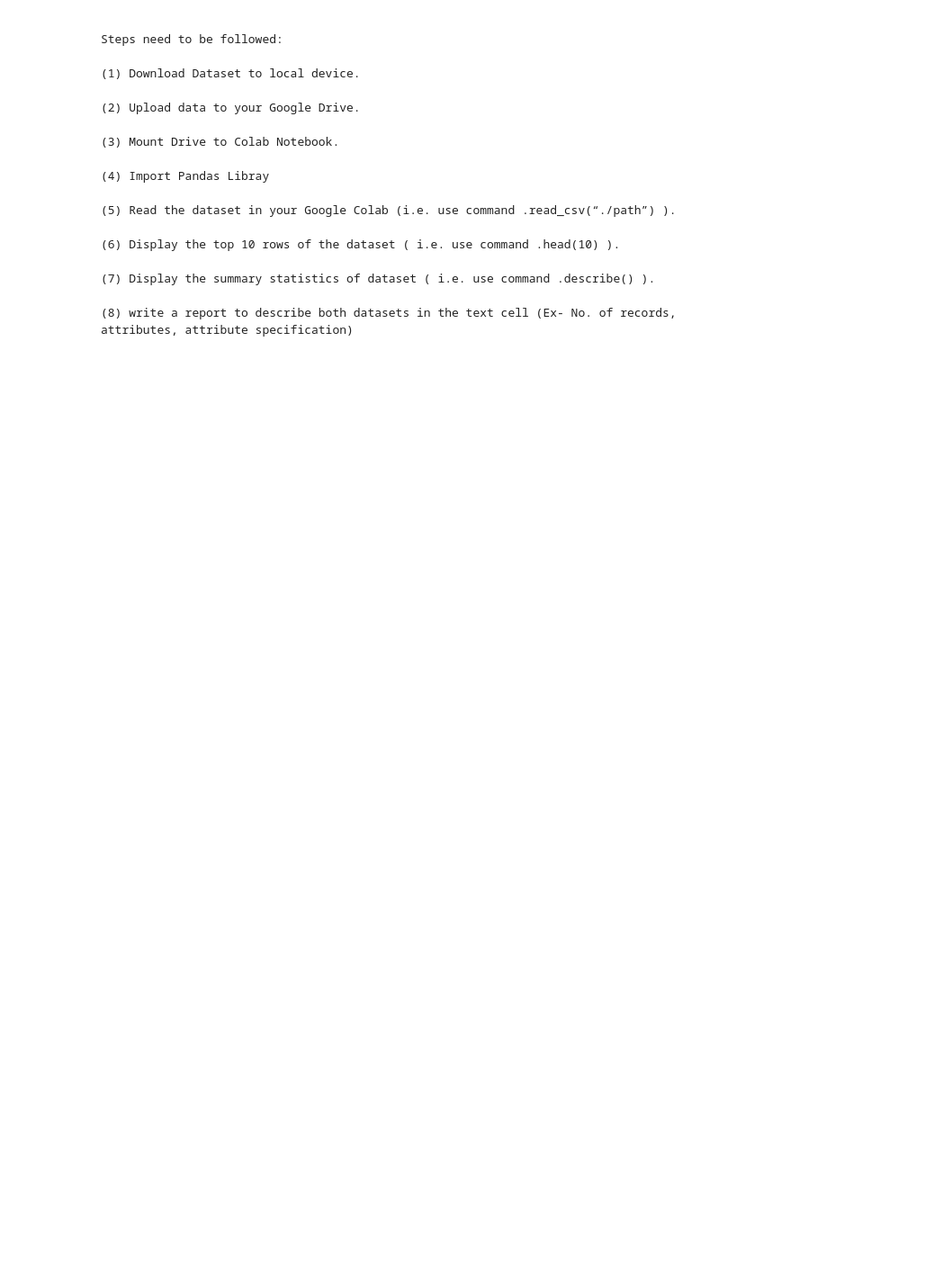
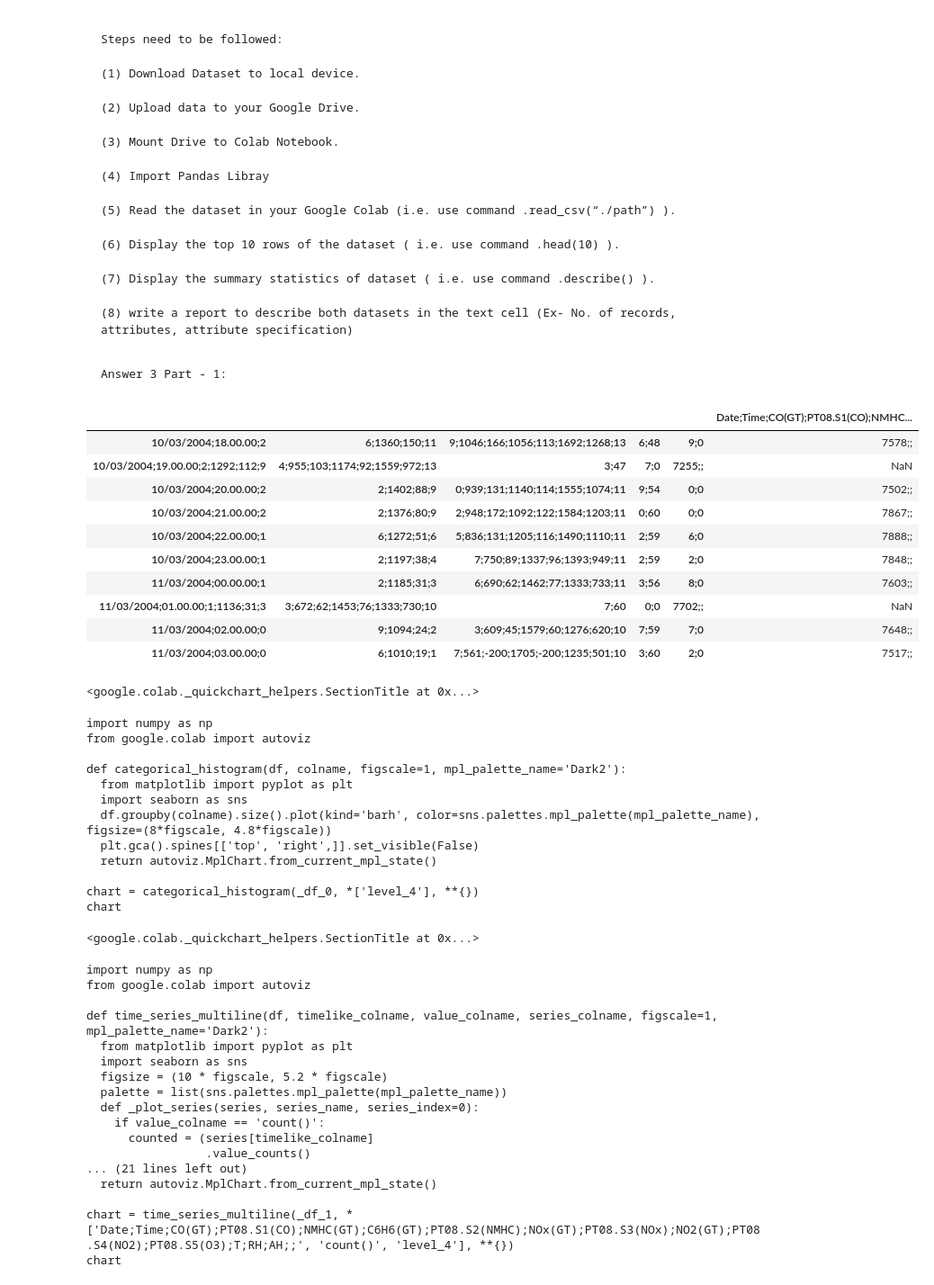
Before and after one commit to harshsinha-12/DataVisualisationSem1AssignmentsIITP, a Jupyter notebook: Assignment1NewbyHarsh.ipynb, the cells around one changed output. Shown: that part at 90% size. Cells and saved outputs as stored; diff of their text form; code cells hidden in the pictures; blank space fills up the shorter version.

````diff
--- a/Assignment1NewbyHarsh.ipynb
+++ b/Assignment1NewbyHarsh.ipynb
@@ -104,3 +104,55 @@ Steps need to be followed:
 
 (8) write a report to describe both datasets in the text cell (Ex- No. of records, attributes, attribute specification)
 ```
+# %% [markdown]
+
+
+```
+Answer 3 Part - 1:
+```
+# %%
+import pandas as pd
+pd.read_csv("/content/drive/MyDrive/Data Sets for Data Visualisation/AirQualityUCI.csv").head(10)
+# %% [output]
+|  |  |  |  |  | Date;Time;CO(GT);PT08.S1(CO);NMHC... |
+| 10/03/2004;18.00.00;2 | 6;1360;150;11 | 9;1046;166;1056;113;1692;1268;13 | 6;48 | 9;0 | 7578;; |
+| 10/03/2004;19.00.00;2;1292;112;9 | 4;955;103;1174;92;1559;972;13 | 3;47 | 7;0 | 7255;; | NaN |
+| 10/03/2004;20.00.00;2 | 2;1402;88;9 | 0;939;131;1140;114;1555;1074;11 | 9;54 | 0;0 | 7502;; |
+| 10/03/2004;21.00.00;2 | 2;1376;80;9 | 2;948;172;1092;122;1584;1203;11 | 0;60 | 0;0 | 7867;; |
+| 10/03/2004;22.00.00;1 | 6;1272;51;6 | 5;836;131;1205;116;1490;1110;11 | 2;59 | 6;0 | 7888;; |
+| 10/03/2004;23.00.00;1 | 2;1197;38;4 | 7;750;89;1337;96;1393;949;11 | 2;59 | 2;0 | 7848;; |
+| 11/03/2004;00.00.00;1 | 2;1185;31;3 | 6;690;62;1462;77;1333;733;11 | 3;56 | 8;0 | 7603;; |
+| 11/03/2004;01.00.00;1;1136;31;3 | 3;672;62;1453;76;1333;730;10 | 7;60 | 0;0 | 7702;; | NaN |
+| 11/03/2004;02.00.00;0 | 9;1094;24;2 | 3;609;45;1579;60;1276;620;10 | 7;59 | 7;0 | 7648;; |
+| 11/03/2004;03.00.00;0 | 6;1010;19;1 | 7;561;-200;1705;-200;1235;501;10 | 3;60 | 2;0 | 7517;; |
+<google.colab._quickchart_helpers.SectionTitle at 0x...>
+import numpy as np
+from google.colab import autoviz
+
+def categorical_histogram(df, colname, figscale=1, mpl_palette_name='Dark2'):
+  from matplotlib import pyplot as plt
+  import seaborn as sns
+  df.groupby(colname).size().plot(kind='barh', color=sns.palettes.mpl_palette(mpl_palette_name), figsize=(8*figscale, 4.8*figscale))
+  plt.gca().spines[['top', 'right',]].set_visible(False)
+  return autoviz.MplChart.from_current_mpl_state()
+
+chart = categorical_histogram(_df_0, *['level_4'], **{})
+chart
+<google.colab._quickchart_helpers.SectionTitle at 0x...>
+import numpy as np
+from google.colab import autoviz
+
+def time_series_multiline(df, timelike_colname, value_colname, series_colname, figscale=1, mpl_palette_name='Dark2'):
+  from matplotlib import pyplot as plt
+  import seaborn as sns
+  figsize = (10 * figscale, 5.2 * figscale)
+  palette = list(sns.palettes.mpl_palette(mpl_palette_name))
+  def _plot_series(series, series_name, series_index=0):
+    if value_colname == 'count()':
+      counted = (series[timelike_colname]
+                 .value_counts()
+... (21 lines left out)
+  return autoviz.MplChart.from_current_mpl_state()
+
+chart = time_series_multiline(_df_1, *['Date;Time;CO(GT);PT08.S1(CO);NMHC(GT);C6H6(GT);PT08.S2(NMHC);NOx(GT);PT08.S3(NOx);NO2(GT);PT08.S4(NO2);PT08.S5(O3);T;RH;AH;;', 'count()', 'level_4'], **{})
+chart
````
Also changed, not shown: parts of 3 cells of this notebook.
